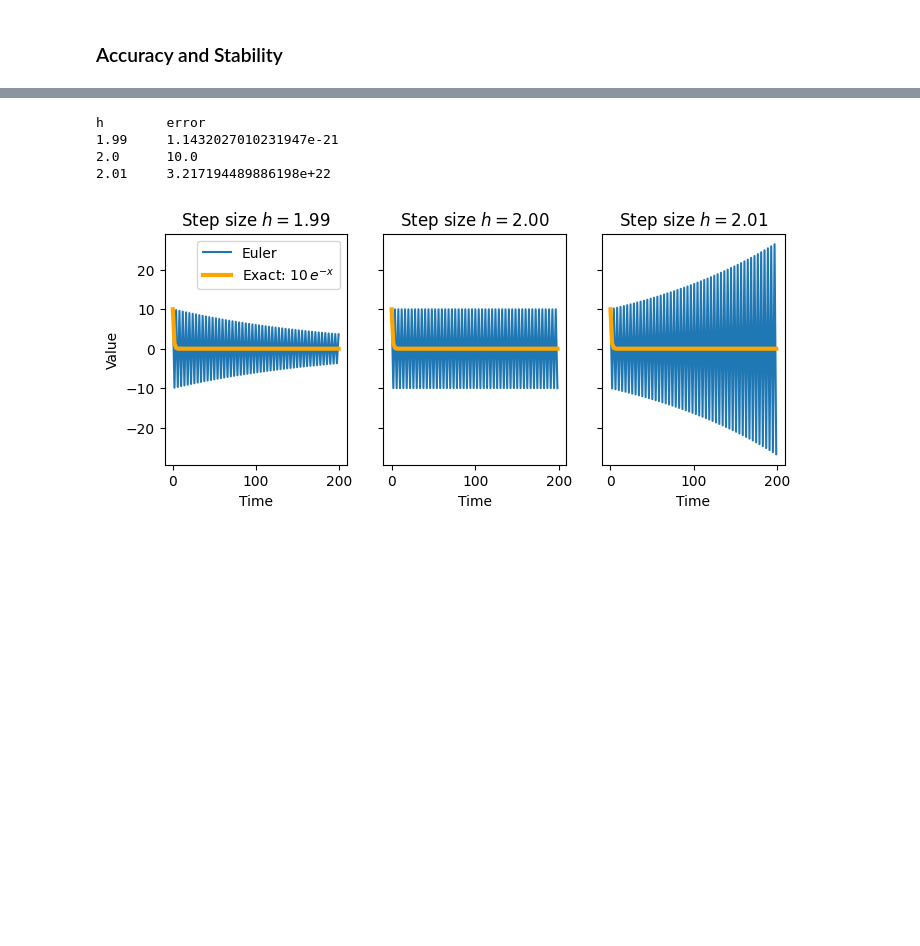
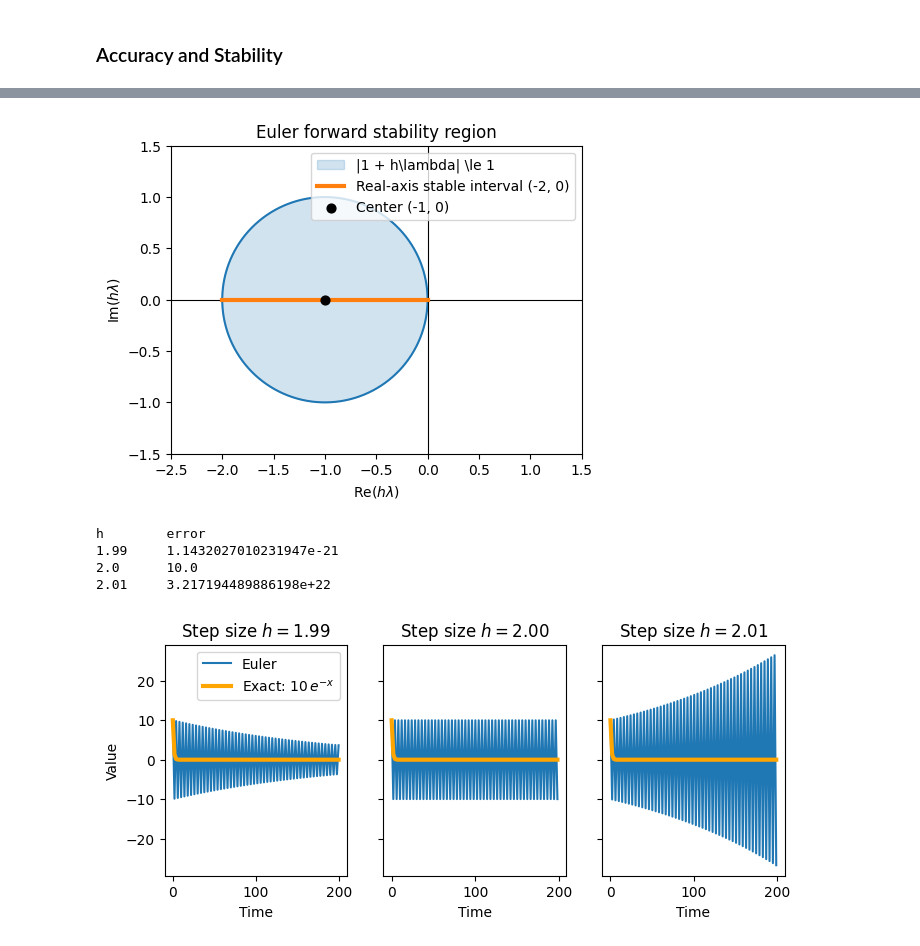
Before and after one commit to trcools/2e-bachelor-Fysica, a Jupyter notebook: Py4sci/notebooks/ordinary_differential_equations.ipynb, the cells around one changed output, grey strips where cells are left out. Cells and saved outputs as stored; diff of their text form; code cells hidden in the pictures; blank space fills up the shorter version.

```diff
--- a/Py4sci/notebooks/ordinary_differential_equations.ipynb
+++ b/Py4sci/notebooks/ordinary_differential_equations.ipynb
@@ -396,6 +398,36 @@ The two definitions are effectively equivalent, however, as either definition pr
 > through terms of first order in h, so the accuracy of Euler’s method is of first order.
 >
 > This stability criterion is illustrated in the demo below:
+# %%
+def plot_euler_stability_disk():
+    """Visualize the Euler forward stability region |1 + hλ| ≤ 1."""
+    plt.close("euler_stability_disk")
+    fig, ax = plt.subplots(num="euler_stability_disk", figsize=(6, 4))
+
+    theta = np.linspace(0.0, 2.0 * np.pi, 400)
+    circle = -1.0 + np.exp(1j * theta)
+
+    ax.fill(circle.real, circle.imag, color="C0", alpha=0.2, label=r"|1 + h\lambda| \le 1")
+    ax.plot(circle.real, circle.imag, color="C0")
+
+    ax.axhline(0, color="black", linewidth=0.8)
+    ax.axvline(0, color="black", linewidth=0.8)
+
+    ax.plot([-2, 0], [0, 0], color="C1", linewidth=3, label="Real-axis stable interval (-2, 0)")
+    ax.scatter([-1], [0], color="k", s=40, zorder=5, label="Center (-1, 0)")
+
+    ax.set_xlabel(r"Re($h\lambda$)")
+    ax.set_ylabel(r"Im($h\lambda$)")
+    ax.set_aspect("equal", adjustable="box")
+    ax.set_title("Euler forward stability region")
+    ax.legend(loc="upper right")
+    ax.set_xlim(-2.5, 1.5)
+    ax.set_ylim(-1.5, 1.5)
+
+
+plot_euler_stability_disk()
+# %% [output]
+[figure, added]
 # %%
 def demo_euler_stability():
     """This demo illustrates the stability of the Euler forward method when
```
Also changed, not shown: parts of 9 cells of this notebook, 4 other files.
